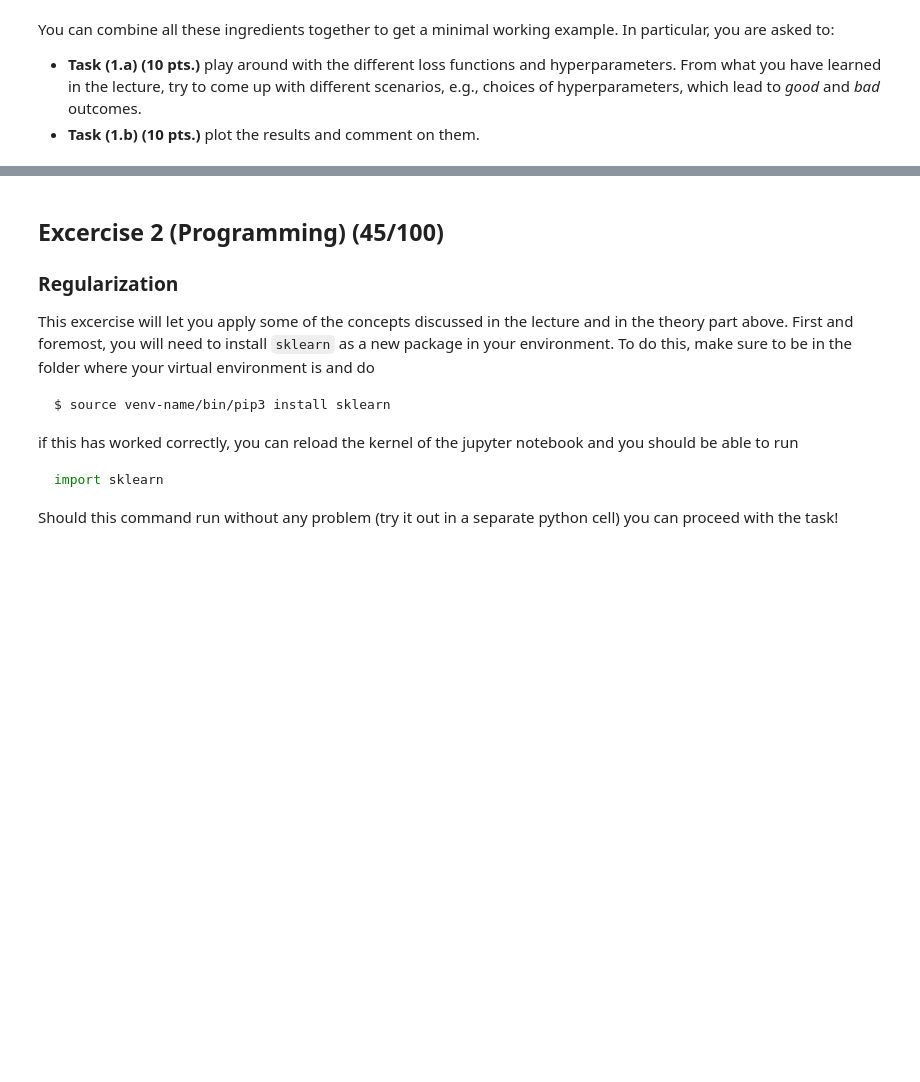
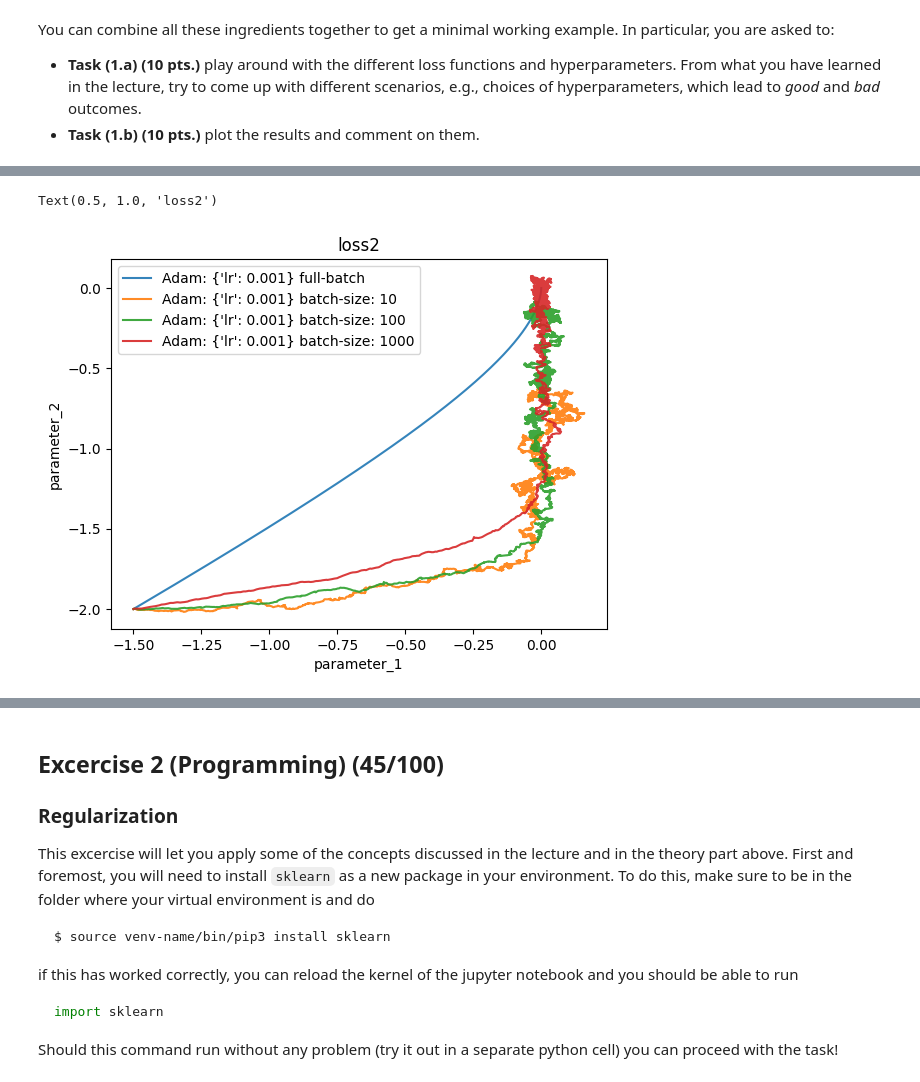
Before and after one commit to BenediktAuer/ML_SS24, a Jupyter notebook: Exercise4/sheet-4.ipynb, the cells around one changed output, grey strips where cells are left out. Cells and saved outputs as stored; diff of their text form; code cells hidden in the pictures; blank space fills up the shorter version.

```diff
--- a/Exercise4/sheet-4.ipynb
+++ b/Exercise4/sheet-4.ipynb
@@ -211,0 +249,10 @@ In particular, you are asked to:
+# %%
+# Task 1.a
+lr=1e-3
+train_example(loss2, opt.Adam,{"lr": lr,},0,nsteps = int(55e3))
+train_example(loss2, opt.Adam,{"lr": lr,},10,nsteps = int(80e3))
+train_example(loss2, opt.Adam,{"lr": lr,},100,nsteps = int(85e3))
+train_example(loss2, opt.Adam,{"lr": lr,},1000,nsteps = int(55e3))
+
+plt.title("loss2")
+# %% [output]
@@ -211,0 +263,2 @@ In particular, you are asked to:
+Text(0.5, 1.0, 'loss2')
+[figure, added]
```
Also changed, not shown: parts of 34 cells of this notebook.
